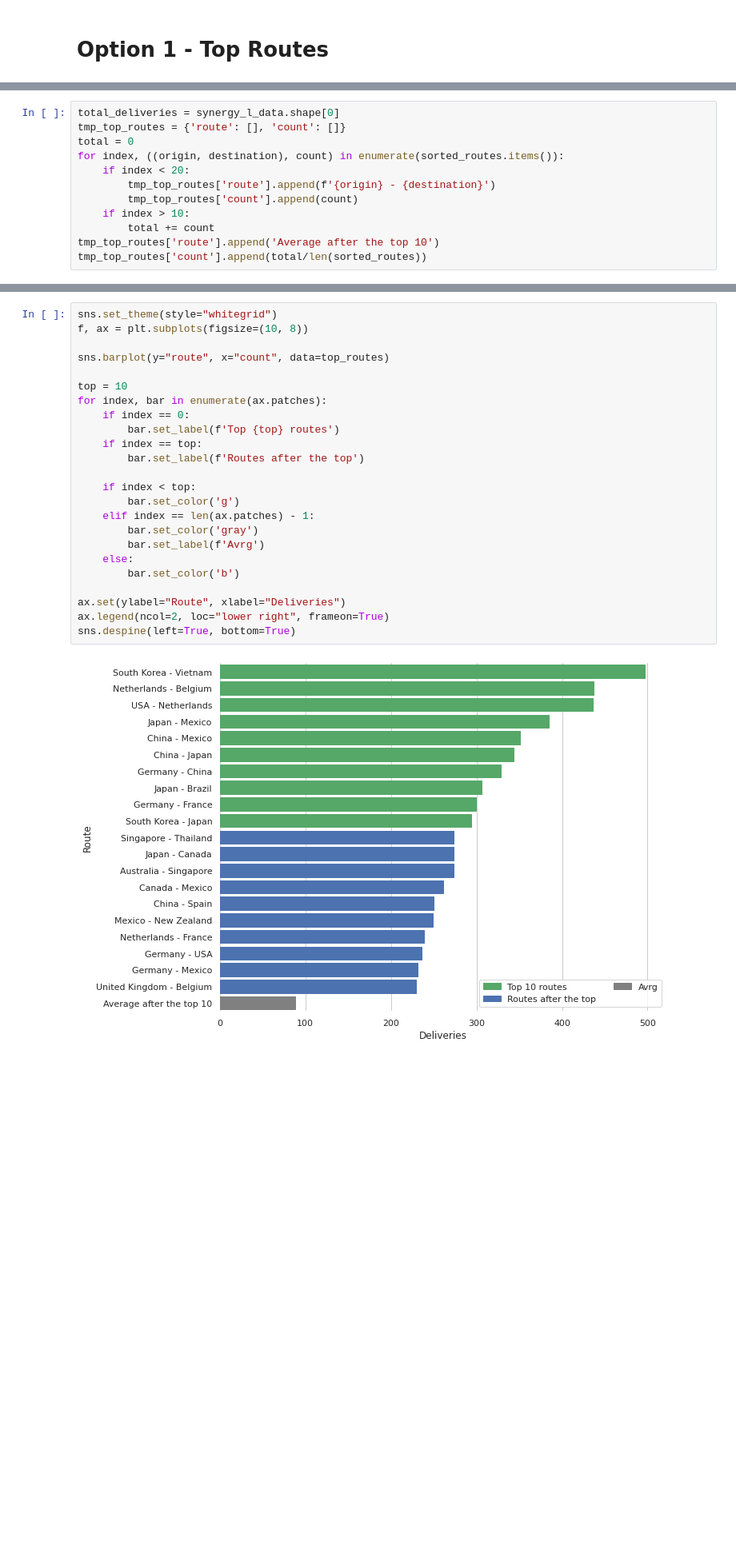
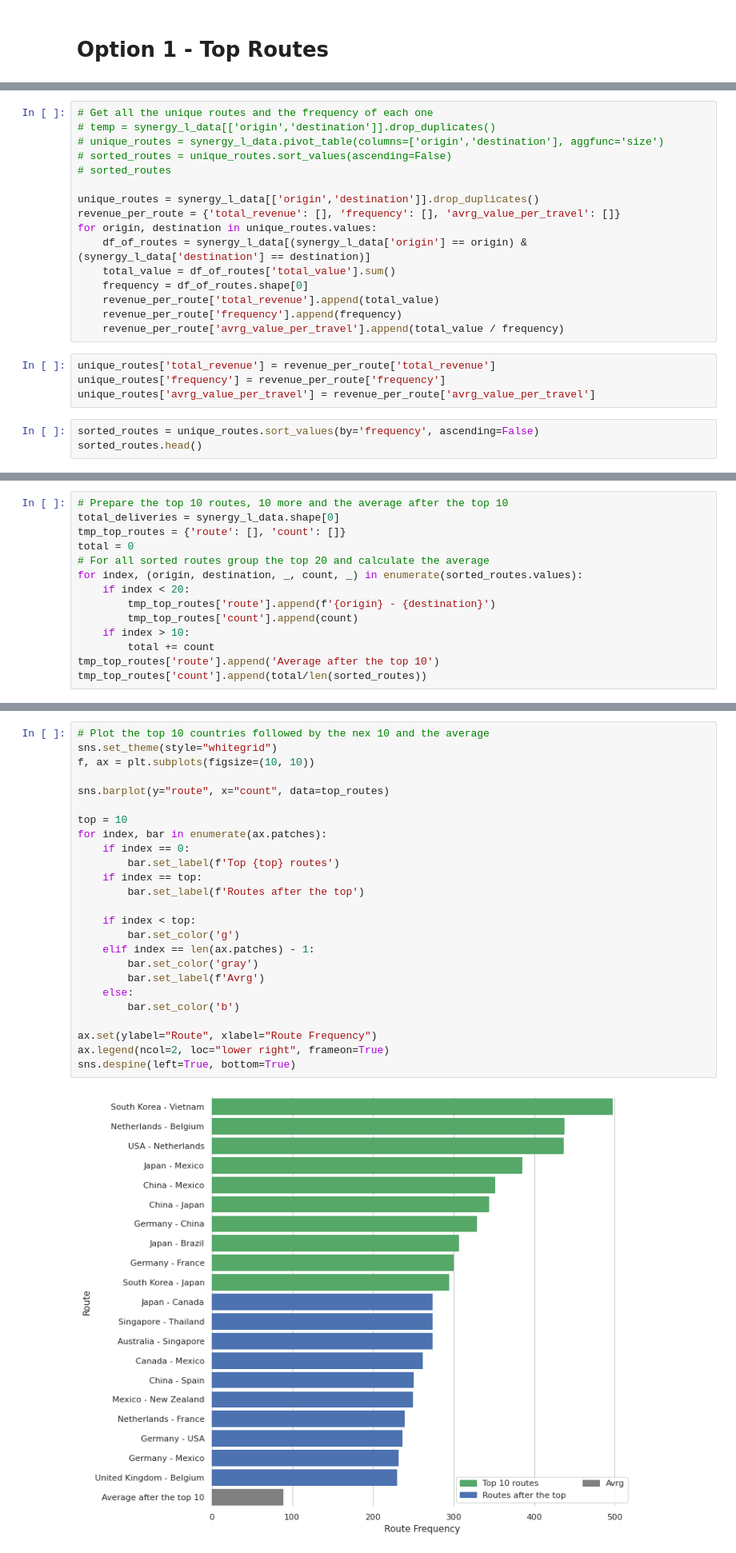
Before and after one commit to PacoV3/emtech-p2, a Jupyter notebook: ANALISIS_02_VENTURA_SEGURA.ipynb, the cells around one changed output, grey strips where cells are left out. Shown at 80% size. Saved outputs shown, nothing was run; the diff lists cells and outputs as text; blank space fills up the shorter version.

```diff
--- a/ANALISIS_02_VENTURA_SEGURA.ipynb
+++ b/ANALISIS_02_VENTURA_SEGURA.ipynb
@@ -82,0 +60,23 @@ Length: 172, dtype: int64
+# %%
+# Get all the unique routes and the frequency of each one
+# temp = synergy_l_data[['origin','destination']].drop_duplicates()
+# unique_routes = synergy_l_data.pivot_table(columns=['origin','destination'], aggfunc='size')
+# sorted_routes = unique_routes.sort_values(ascending=False)
+# sorted_routes
+
+unique_routes = synergy_l_data[['origin','destination']].drop_duplicates()
+revenue_per_route = {'total_revenue': [], 'frequency': [], 'avrg_value_per_travel': []}
+for origin, destination in unique_routes.values:
+    df_of_routes = synergy_l_data[(synergy_l_data['origin'] == origin) &  (synergy_l_data['destination'] == destination)]
+    total_value = df_of_routes['total_value'].sum()
+    frequency = df_of_routes.shape[0]
+    revenue_per_route['total_revenue'].append(total_value)
+    revenue_per_route['frequency'].append(frequency)
+    revenue_per_route['avrg_value_per_travel'].append(total_value / frequency)
+# %%
+unique_routes['total_revenue'] = revenue_per_route['total_revenue']
+unique_routes['frequency'] = revenue_per_route['frequency']
+unique_routes['avrg_value_per_travel'] = revenue_per_route['avrg_value_per_travel']
+# %%
+sorted_routes = unique_routes.sort_values(by='frequency', ascending=False)
+sorted_routes.head()
@@ -83,8 +90,10 @@ Length: 172, dtype: int64
 # %%
+# Prepare the top 10 routes, 10 more and the average after the top 10
 total_deliveries = synergy_l_data.shape[0]
 tmp_top_routes = {'route': [], 'count': []}
 total = 0
-for index, ((origin, destination), count) in enumerate(sorted_routes.items()):
+# For all sorted routes group the top 20 and calculate the average
+for index, (origin, destination, _, count, _) in enumerate(sorted_routes.values):
     if index < 20:
         tmp_top_routes['route'].append(f'{origin} - {destination}')
         tmp_top_routes['count'].append(count)
@@ -105,26 +120,27 @@ top_routes.tail()
 # %%
+# Plot the top 10 countries followed by the nex 10 and the average
 sns.set_theme(style="whitegrid")
-f, ax = plt.subplots(figsize=(10, 8))
+f, ax = plt.subplots(figsize=(10, 10))
 
 sns.barplot(y="route", x="count", data=top_routes)
 
 top = 10
 for index, bar in enumerate(ax.patches):
     if index == 0:
         bar.set_label(f'Top {top} routes')
     if index == top:
         bar.set_label(f'Routes after the top')
 
     if index < top:
         bar.set_color('g')
     elif index == len(ax.patches) - 1:
         bar.set_color('gray')
         bar.set_label(f'Avrg')
     else:
         bar.set_color('b')
 
-ax.set(ylabel="Route", xlabel="Deliveries")
+ax.set(ylabel="Route", xlabel="Route Frequency")
 ax.legend(ncol=2, loc="lower right", frameon=True)
 sns.despine(left=True, bottom=True)
 # %% [output]
-[figure, old version]
+[figure, new version]
```
Also changed, not shown: parts of 17 cells of this notebook, 1 other file.
